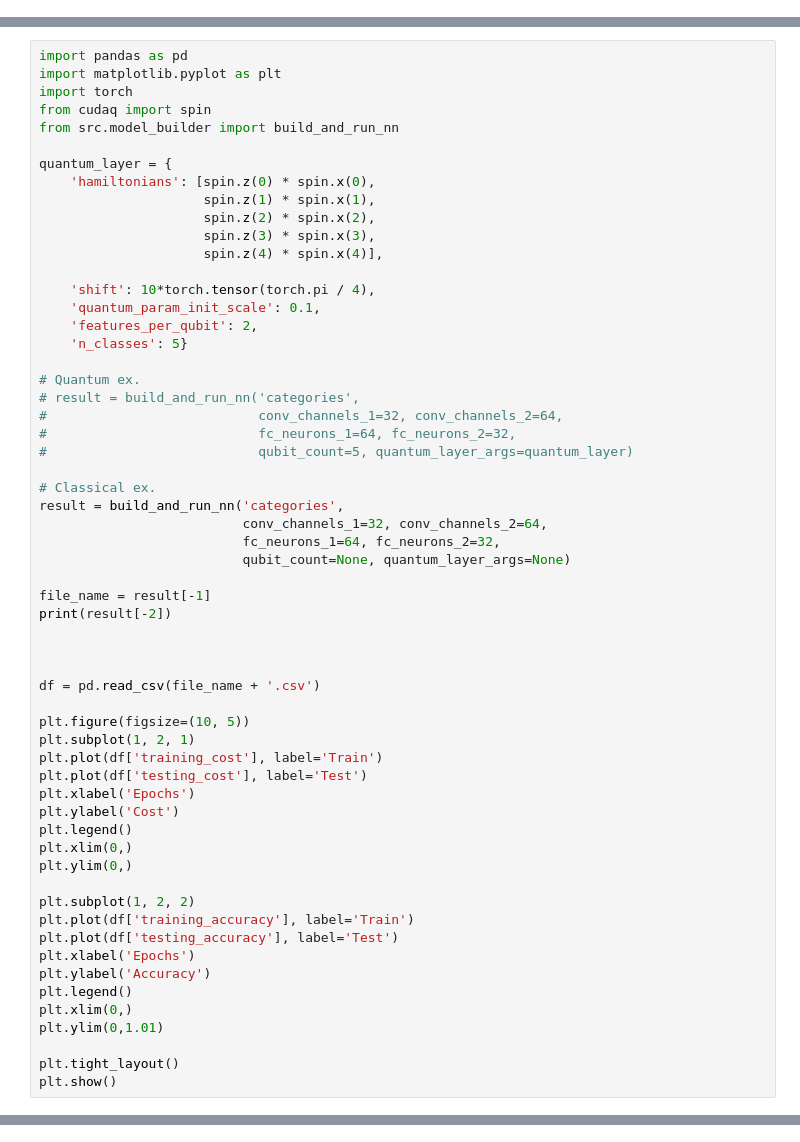
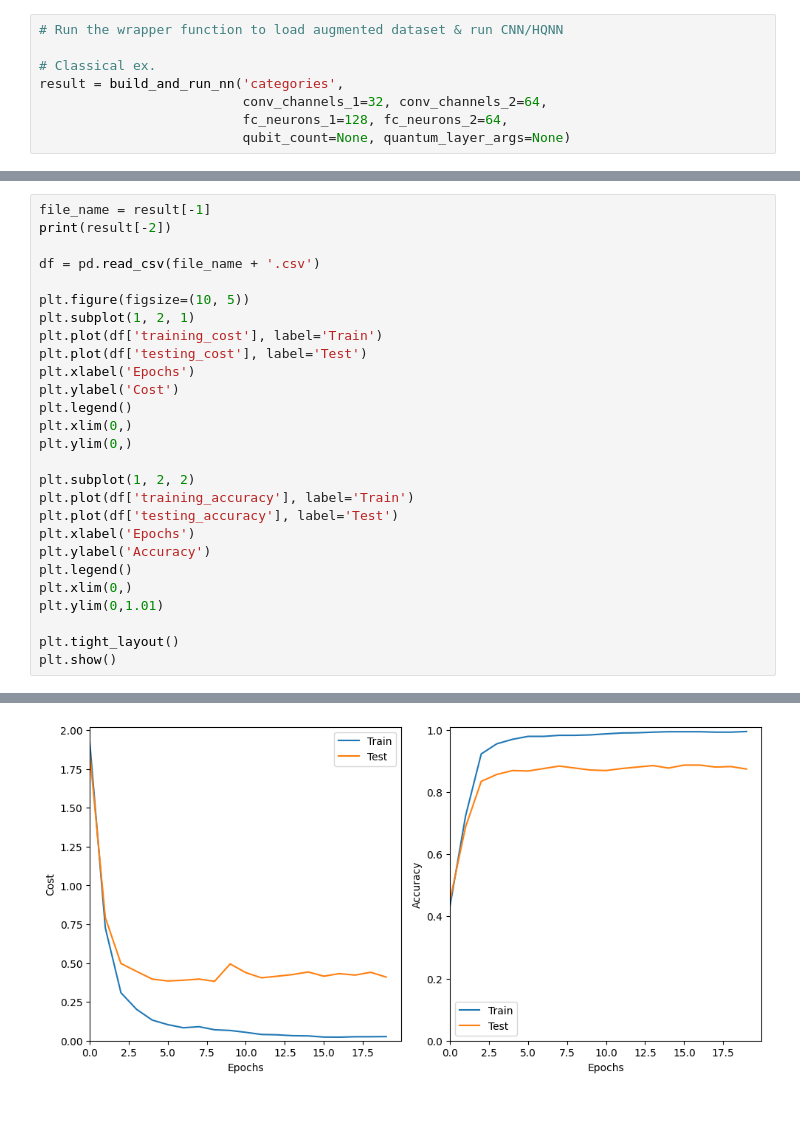
Before and after one commit to mitchellmb/hqnn_image_classification, a Jupyter notebook: run_and_plot_cnn_hqnn.ipynb, the cells around one changed output, grey strips where cells are left out. Saved outputs shown, nothing was run; the diff lists cells and outputs as text; blank space fills up the shorter version.

Commit message:
wip quantum layer

```diff
--- a/run_and_plot_cnn_hqnn.ipynb
+++ b/run_and_plot_cnn_hqnn.ipynb
@@ -24,0 +39,8 @@ See model_setup.py for the training algorithm. Core features are:
+# %%
+# Run the wrapper function to load augmented dataset & run CNN/HQNN
+
+# Classical ex.
+result = build_and_run_nn('categories',
+                          conv_channels_1=32, conv_channels_2=64,
+                          fc_neurons_1=128, fc_neurons_2=64,
+                          qubit_count=None, quantum_layer_args=None)
@@ -25,38 +97,6 @@ See model_setup.py for the training algorithm. Core features are:
 # %%
-import pandas as pd
-import matplotlib.pyplot as plt
-import torch
-from cudaq import spin
-from src.model_builder import build_and_run_nn
-
-quantum_layer = {
-    'hamiltonians': [spin.z(0) * spin.x(0),
-                     spin.z(1) * spin.x(1),
-                     spin.z(2) * spin.x(2),
-                     spin.z(3) * spin.x(3),
-                     spin.z(4) * spin.x(4)],
-
-    'shift': 10*torch.tensor(torch.pi / 4),
-    'quantum_param_init_scale': 0.1,
-    'features_per_qubit': 2,
-    'n_classes': 5}
-
-# Quantum ex.
-# result = build_and_run_nn('categories',
-#                           conv_channels_1=32, conv_channels_2=64,
-#                           fc_neurons_1=64, fc_neurons_2=32,
-#                           qubit_count=5, quantum_layer_args=quantum_layer)
-
-# Classical ex.
-result = build_and_run_nn('categories',
-                          conv_channels_1=32, conv_channels_2=64,
-                          fc_neurons_1=64, fc_neurons_2=32,
-                          qubit_count=None, quantum_layer_args=None)
-
 file_name = result[-1]
 print(result[-2])
-
-
 
 df = pd.read_csv(file_name + '.csv')
 
@@ -81,3 +121,4 @@ plt.ylim(0,1.01)
 
 plt.tight_layout()
 plt.show()
+# %% [output]
@@ -83,0 +136 @@ plt.show()
+[figure, added]
```
Also changed, not shown: parts of 9 cells of this notebook, 3 other files.
